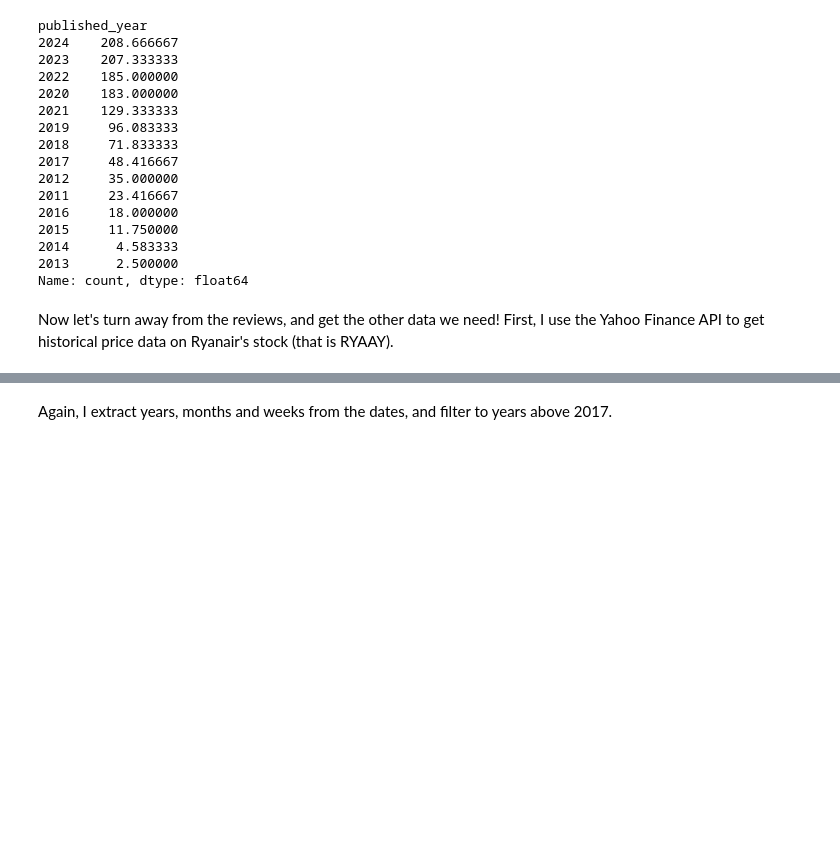
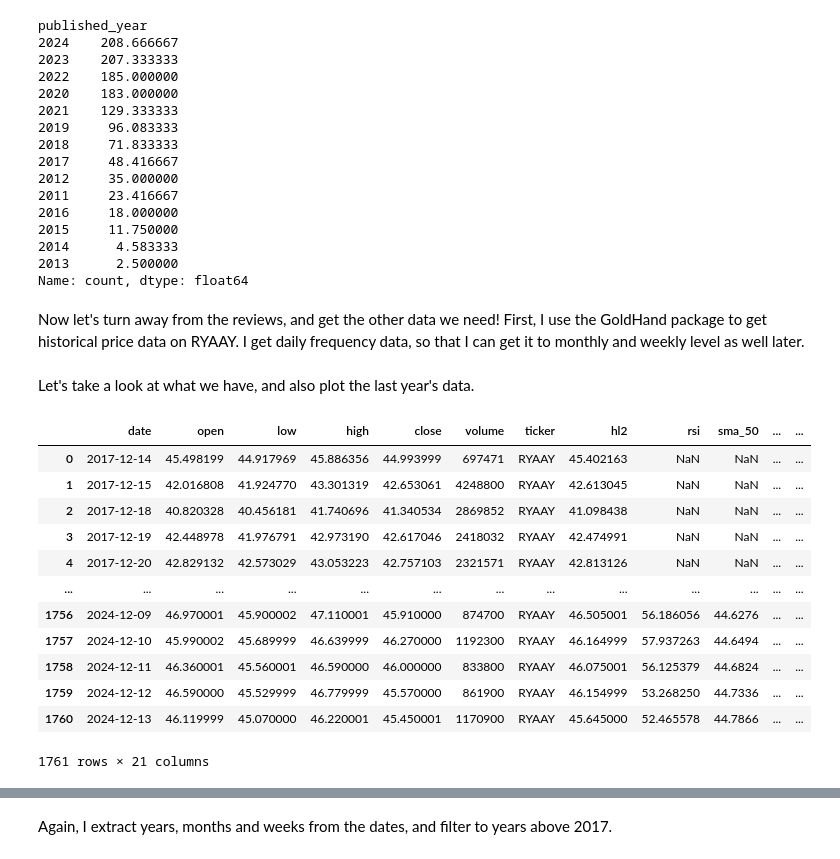
Before and after one commit to marton-nagy-marton/WebScraping_HA3, a Jupyter notebook: MartonNagy_Coding2_HA3_v2.ipynb, the cells around one changed output, grey strips where cells are left out. Drawn from its saved outputs; the diff is of its cells as text; code cells hidden in the pictures; blank space fills up the shorter version.

```diff
--- a/MartonNagy_Coding2_HA3_v2.ipynb
+++ b/MartonNagy_Coding2_HA3_v2.ipynb
@@ -275,4 +276,4 @@ Name: count, dtype: float64
 # %%
 reviews_df = reviews_df[reviews_df['published_year'] > 2017]
 # %% [markdown]
-Now let's turn away from the reviews, and get the other data we need! First, I use the Yahoo Finance API to get historical price data on Ryanair's stock (that is RYAAY).
+Now let's turn away from the reviews, and get the other data we need! First, I use the GoldHand package to get historical price data on RYAAY. I get daily frequency data, so that I can get it to monthly and weekly level as well later.
@@ -297,0 +282,18 @@ ryaay = ryaay.sort_values(by='date')
+# %% [markdown]
+Let's take a look at what we have, and also plot the last year's data.
+# %%
+ryaay.df
+# %% [output]
+|  | date | open | low | high | close | volume | ticker | hl2 | rsi | sma_50 | ... | ... |
+| 0 | 2017-12-14 | 45.498199 | 44.917969 | 45.886356 | 44.993999 | 697471 | RYAAY | 45.402163 | NaN | NaN | ... | ... |
+| 1 | 2017-12-15 | 42.016808 | 41.924770 | 43.301319 | 42.653061 | 4248800 | RYAAY | 42.613045 | NaN | NaN | ... | ... |
+| 2 | 2017-12-18 | 40.820328 | 40.456181 | 41.740696 | 41.340534 | 2869852 | RYAAY | 41.098438 | NaN | NaN | ... | ... |
+| 3 | 2017-12-19 | 42.448978 | 41.976791 | 42.973190 | 42.617046 | 2418032 | RYAAY | 42.474991 | NaN | NaN | ... | ... |
+| 4 | 2017-12-20 | 42.829132 | 42.573029 | 43.053223 | 42.757103 | 2321571 | RYAAY | 42.813126 | NaN | NaN | ... | ... |
+| ... | ... | ... | ... | ... | ... | ... | ... | ... | ... | ... | ... | ... |
+| 1756 | 2024-12-09 | 46.970001 | 45.900002 | 47.110001 | 45.910000 | 874700 | RYAAY | 46.505001 | 56.186056 | 44.6276 | ... | ... |
+| 1757 | 2024-12-10 | 45.990002 | 45.689999 | 46.639999 | 46.270000 | 1192300 | RYAAY | 46.164999 | 57.937263 | 44.6494 | ... | ... |
+| 1758 | 2024-12-11 | 46.360001 | 45.560001 | 46.590000 | 46.000000 | 833800 | RYAAY | 46.075001 | 56.125379 | 44.6824 | ... | ... |
+| 1759 | 2024-12-12 | 46.590000 | 45.529999 | 46.779999 | 45.570000 | 861900 | RYAAY | 46.154999 | 53.268250 | 44.7336 | ... | ... |
+| 1760 | 2024-12-13 | 46.119999 | 45.070000 | 46.220001 | 45.450001 | 1170900 | RYAAY | 45.645000 | 52.465578 | 44.7866 | ... | ... |
+1761 rows × 21 columns
```
Also changed, not shown: parts of 8 cells of this notebook, 2 other files.
